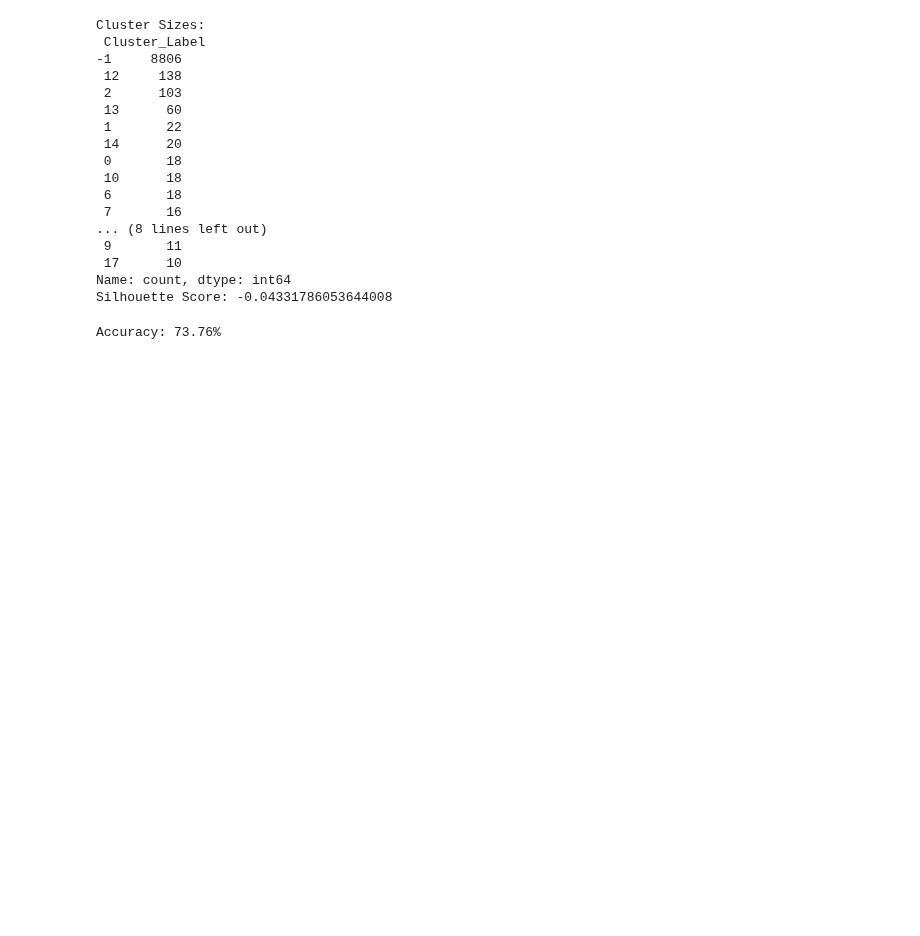
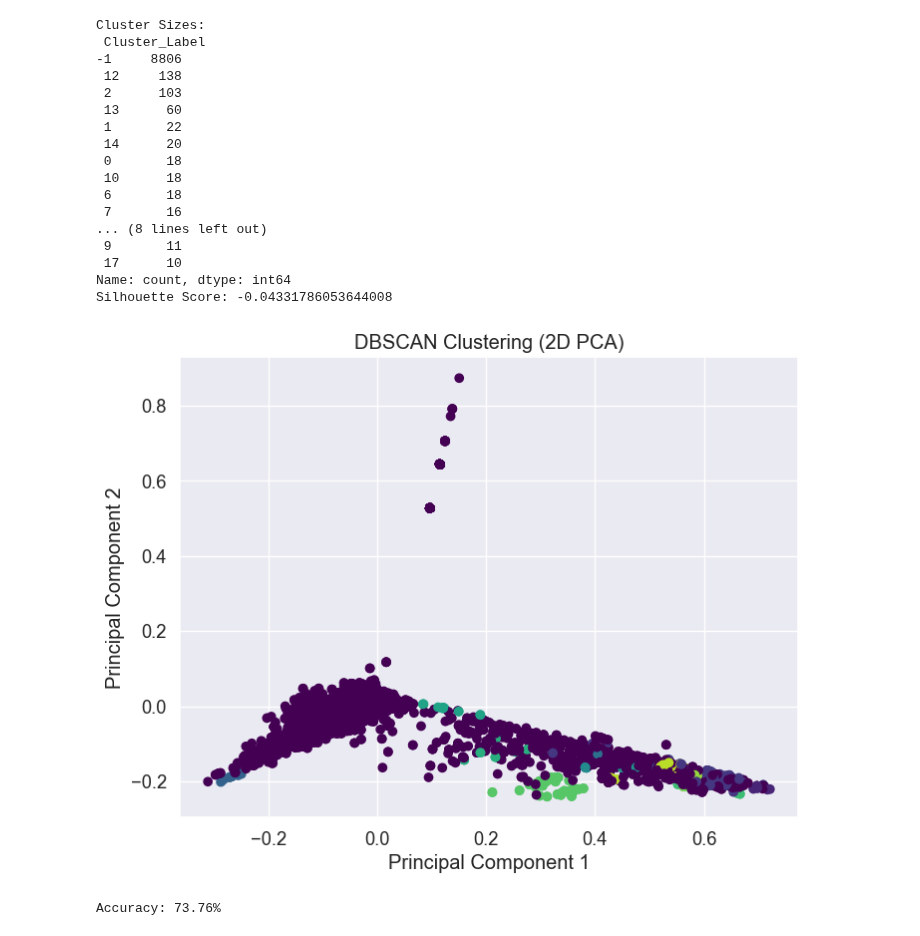
Before and after one commit to Mr-Chang95/Spam-Classification-with-KMeans-Clustering, a Jupyter notebook: project_draft.ipynb, the cells around one changed output. Saved outputs shown, nothing was run; the diff lists cells and outputs as text; code cells hidden in the pictures; blank space fills up the shorter version.

```diff
--- a/project_draft.ipynb
+++ b/project_draft.ipynb
@@ -419,6 +451,23 @@ Cluster Sizes:
  17      10
 Name: count, dtype: int64
 Silhouette Score: -0.04331786053644008
+# %%
+# Fit the DBSCAN model to the sparse matrix and obtain the cluster assignments
+cluster_assignments = dbscan.fit_predict(out)
+
+# Reduce the dimensionality of the data using PCA for visualization
+pca = PCA(n_components=2)
+reduced_features = pca.fit_transform(out.toarray())
+
+# Create a scatter plot to visualize the clusters in 2D
+plt.figure(figsize=(8, 6))
+plt.scatter(reduced_features[:, 0], reduced_features[:, 1], c=cluster_assignments, cmap='viridis')
+plt.title('DBSCAN Clustering (2D PCA)')
+plt.xlabel('Principal Component 1')
+plt.ylabel('Principal Component 2')
+plt.show()
+# %% [output]
+[figure, added]
 # %%
 X_train, X_test, y_train, y_test = train_test_split(data[['Cluster_Label']], data['Target'], test_size=0.2)
 
```
Also changed, not shown: parts of 10 cells of this notebook.
